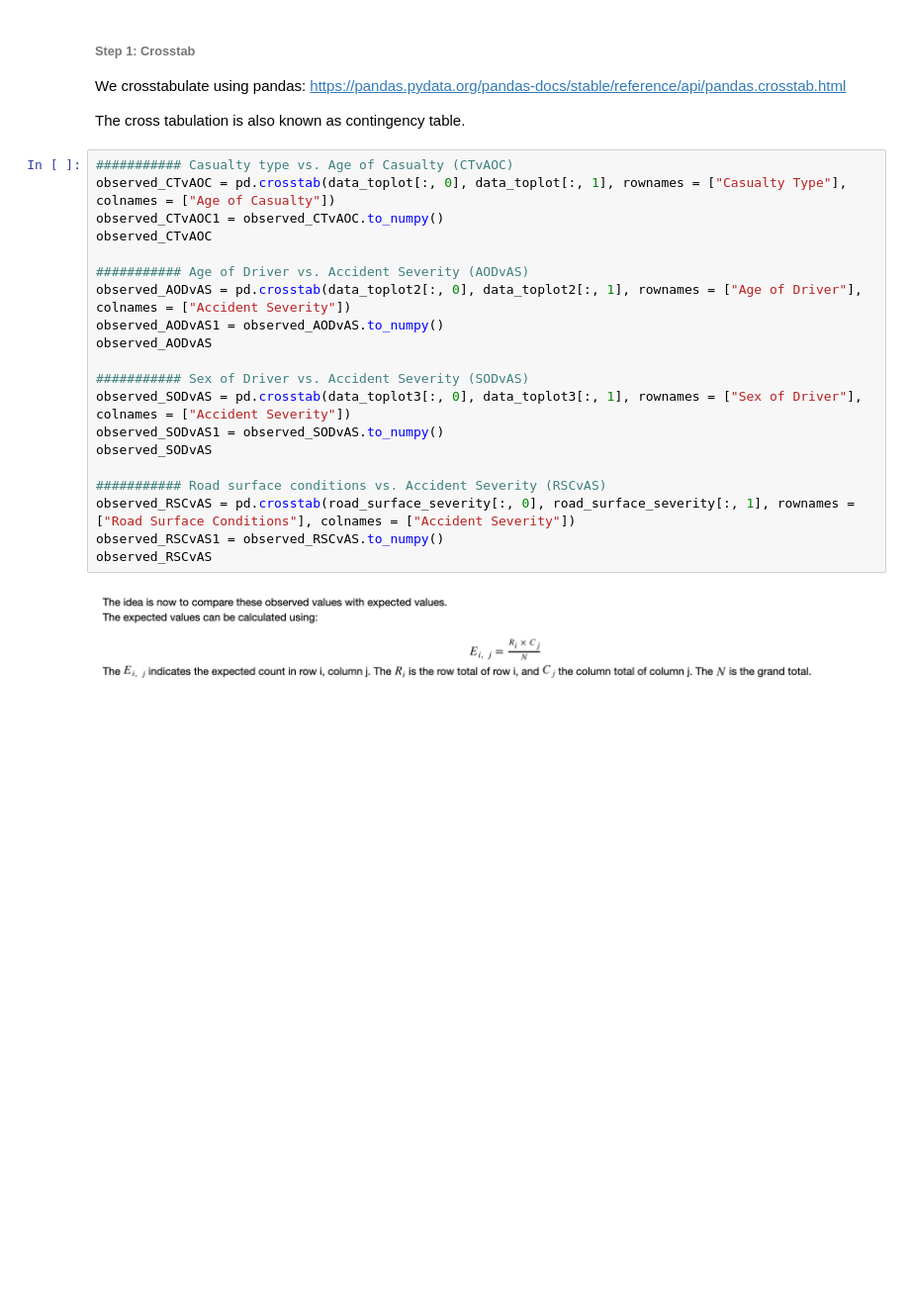
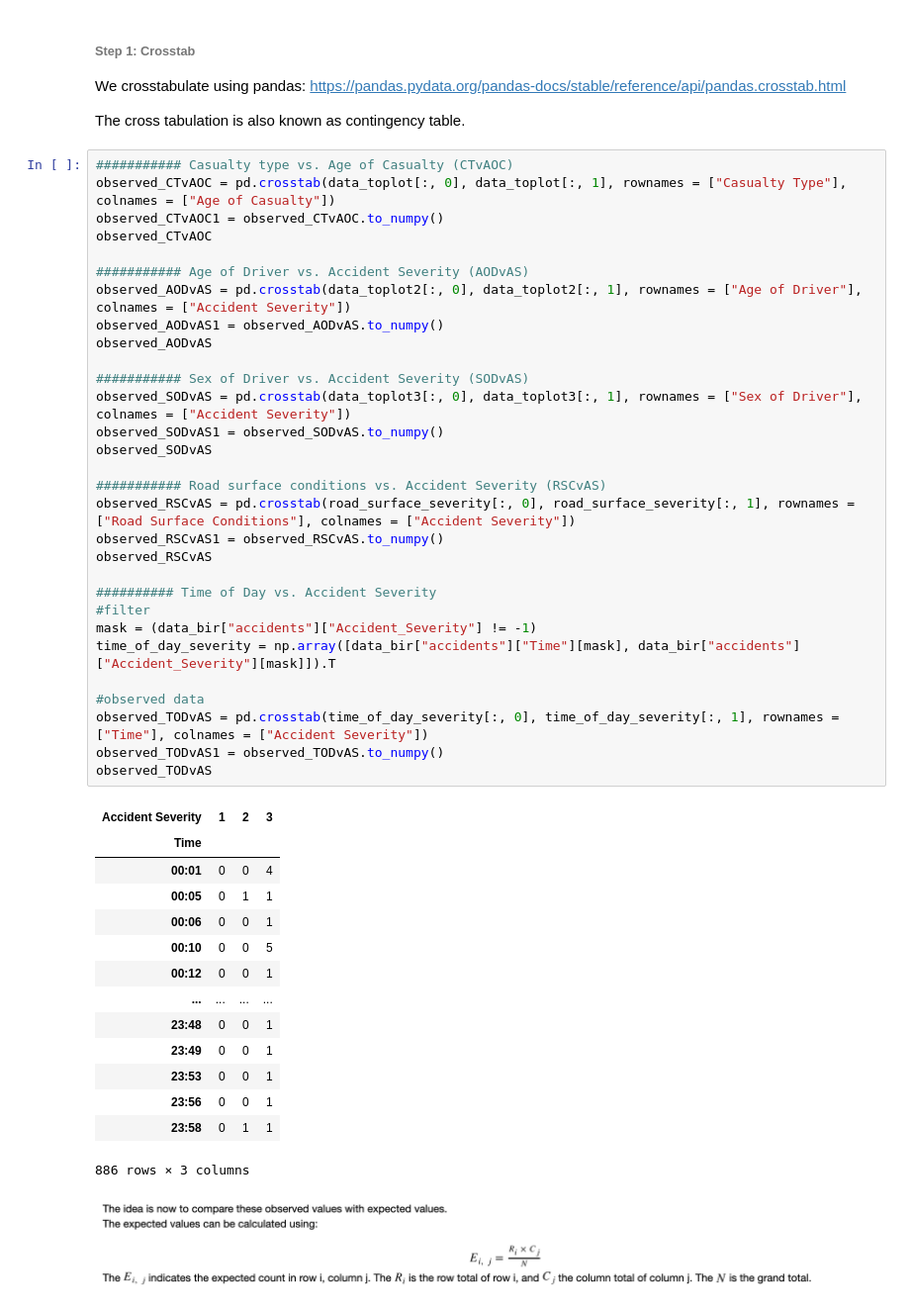
Before and after one commit to dmdequin/fyp2021p01g15, a Jupyter notebook: notebooks/emma.ipynb, the cells around one changed output. Shown at 99% size. Saved outputs shown, nothing was run; the diff lists cells and outputs as text; blank space fills up the shorter version.

```diff
--- a/notebooks/emma.ipynb
+++ b/notebooks/emma.ipynb
@@ -839,23 +943,48 @@ The cross tabulation is also known as contingency table.
 # %%
 ########### Casualty type vs. Age of Casualty (CTvAOC)
 observed_CTvAOC = pd.crosstab(data_toplot[:, 0], data_toplot[:, 1], rownames = ["Casualty Type"], colnames = ["Age of Casualty"])
 observed_CTvAOC1 = observed_CTvAOC.to_numpy()
 observed_CTvAOC
 
 ########### Age of Driver vs. Accident Severity (AODvAS)
 observed_AODvAS = pd.crosstab(data_toplot2[:, 0], data_toplot2[:, 1], rownames = ["Age of Driver"], colnames = ["Accident Severity"])
 observed_AODvAS1 = observed_AODvAS.to_numpy()
 observed_AODvAS
 
 ########### Sex of Driver vs. Accident Severity (SODvAS)
 observed_SODvAS = pd.crosstab(data_toplot3[:, 0], data_toplot3[:, 1], rownames = ["Sex of Driver"], colnames = ["Accident Severity"])
 observed_SODvAS1 = observed_SODvAS.to_numpy()
 observed_SODvAS
 
 ########### Road surface conditions vs. Accident Severity (RSCvAS)
 observed_RSCvAS = pd.crosstab(road_surface_severity[:, 0], road_surface_severity[:, 1], rownames = ["Road Surface Conditions"], colnames = ["Accident Severity"])
 observed_RSCvAS1 = observed_RSCvAS.to_numpy()
 observed_RSCvAS
+
+########## Time of Day vs. Accident Severity
+#filter
+mask = (data_bir["accidents"]["Accident_Severity"] != -1)
+time_of_day_severity = np.array([data_bir["accidents"]["Time"][mask], data_bir["accidents"]["Accident_Severity"][mask]]).T
+
+#observed data
+observed_TODvAS = pd.crosstab(time_of_day_severity[:, 0], time_of_day_severity[:, 1], rownames = ["Time"], colnames = ["Accident Severity"])
+observed_TODvAS1 = observed_TODvAS.to_numpy()
+observed_TODvAS
+# %% [output]
+| Accident Severity | 1 | 2 | 3 |
+| Time |  |  |  |
+| 00:01 | 0 | 0 | 4 |
+| 00:05 | 0 | 1 | 1 |
+| 00:06 | 0 | 0 | 1 |
+| 00:10 | 0 | 0 | 5 |
+| 00:12 | 0 | 0 | 1 |
+| ... | ... | ... | ... |
+| 23:48 | 0 | 0 | 1 |
+| 23:49 | 0 | 0 | 1 |
+| 23:53 | 0 | 0 | 1 |
+| 23:56 | 0 | 0 | 1 |
+| 23:58 | 0 | 1 | 1 |
+886 rows × 3 columns
 # %% [markdown]
 ![Screenshot%202021-02-19%20at%2010.47.18.png](attachment:Screenshot%202021-02-19%20at%2010.47.18.png)
 # %% [markdown]
```
Also changed, not shown: parts of 37 cells of this notebook.
